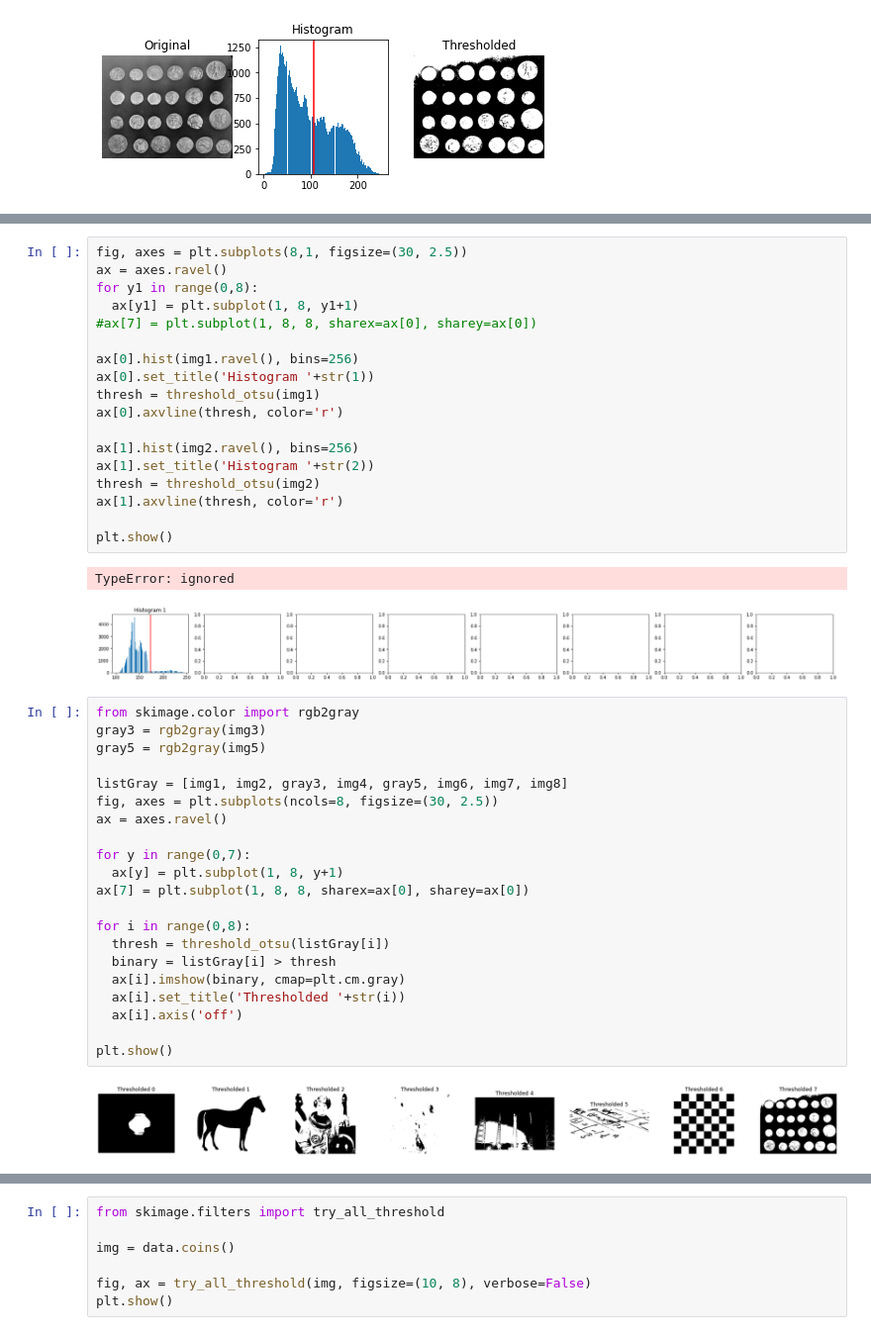
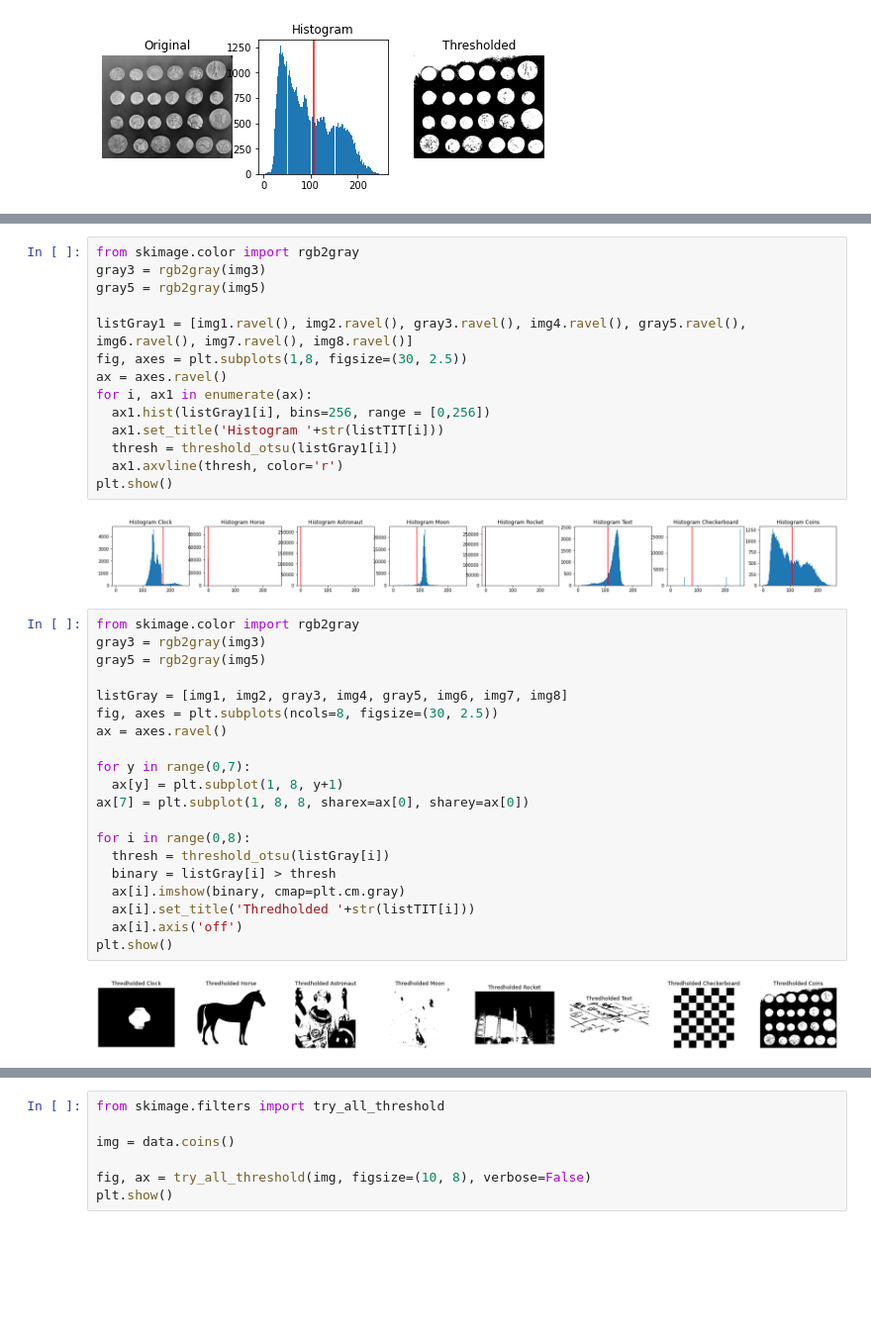
Before and after one commit to andreac941/ComputerVision-Eq3, a Jupyter notebook: 9.4_Segmentation_Otsu_Eq10.ipynb, the cells around one changed output, grey strips where cells are left out. Shown at 99% size. Cells and saved outputs as stored; diff of their text form; blank space fills up the shorter version.

```diff
--- a/9.4_Segmentation_Otsu_Eq10.ipynb
+++ b/9.4_Segmentation_Otsu_Eq10.ipynb
@@ -155,44 +152,38 @@ plt.show()
+# %%
+from skimage.color import rgb2gray
+gray3 = rgb2gray(img3)
+gray5 = rgb2gray(img5)
+
+listGray1 = [img1.ravel(), img2.ravel(), gray3.ravel(), img4.ravel(), gray5.ravel(), img6.ravel(), img7.ravel(), img8.ravel()]
+fig, axes = plt.subplots(1,8, figsize=(30, 2.5))
+ax = axes.ravel()
+for i, ax1 in enumerate(ax):
+  ax1.hist(listGray1[i], bins=256, range = [0,256])
+  ax1.set_title('Histogram '+str(listTIT[i]))
+  thresh = threshold_otsu(listGray1[i])
+  ax1.axvline(thresh, color='r')
+plt.show()
+# %% [output]
+[figure, added]
 # %%
-fig, axes = plt.subplots(8,1, figsize=(30, 2.5))
+from skimage.color import rgb2gray
+gray3 = rgb2gray(img3)
+gray5 = rgb2gray(img5)
+
+listGray = [img1, img2, gray3, img4, gray5, img6, img7, img8]
+fig, axes = plt.subplots(ncols=8, figsize=(30, 2.5))
 ax = axes.ravel()
-for y1 in range(0,8):
-  ax[y1] = plt.subplot(1, 8, y1+1)
-#ax[7] = plt.subplot(1, 8, 8, sharex=ax[0], sharey=ax[0])
 
-ax[0].hist(img1.ravel(), bins=256)
-ax[0].set_title('Histogram '+str(1))
-thresh = threshold_otsu(img1)
-ax[0].axvline(thresh, color='r')
+for y in range(0,7):
+  ax[y] = plt.subplot(1, 8, y+1)
+ax[7] = plt.subplot(1, 8, 8, sharex=ax[0], sharey=ax[0])
 
-ax[1].hist(img2.ravel(), bins=256)
-ax[1].set_title('Histogram '+str(2))
-thresh = threshold_otsu(img2)
-ax[1].axvline(thresh, color='r')
-
+for i in range(0,8):
+  thresh = threshold_otsu(listGray[i])
+  binary = listGray[i] > thresh
+  ax[i].imshow(binary, cmap=plt.cm.gray)
+  ax[i].set_title('Thredholded '+str(listTIT[i]))
+  ax[i].axis('off')
 plt.show()
 # %% [output]
-TypeError: ignored
-[figure, old version]
+[figure, new version]
-# %%
-from skimage.color import rgb2gray
-gray3 = rgb2gray(img3)
-gray5 = rgb2gray(img5)
-
-listGray = [img1, img2, gray3, img4, gray5, img6, img7, img8]
-fig, axes = plt.subplots(ncols=8, figsize=(30, 2.5))
-ax = axes.ravel()
-
-for y in range(0,7):
-  ax[y] = plt.subplot(1, 8, y+1)
-ax[7] = plt.subplot(1, 8, 8, sharex=ax[0], sharey=ax[0])
-
-for i in range(0,8):
-  thresh = threshold_otsu(listGray[i])
-  binary = listGray[i] > thresh
-  ax[i].imshow(binary, cmap=plt.cm.gray)
-  ax[i].set_title('Thresholded '+str(i))
-  ax[i].axis('off')
-
-plt.show()
-# %% [output]
-[figure, removed]
```
Also changed, not shown: parts of 3 cells of this notebook.
